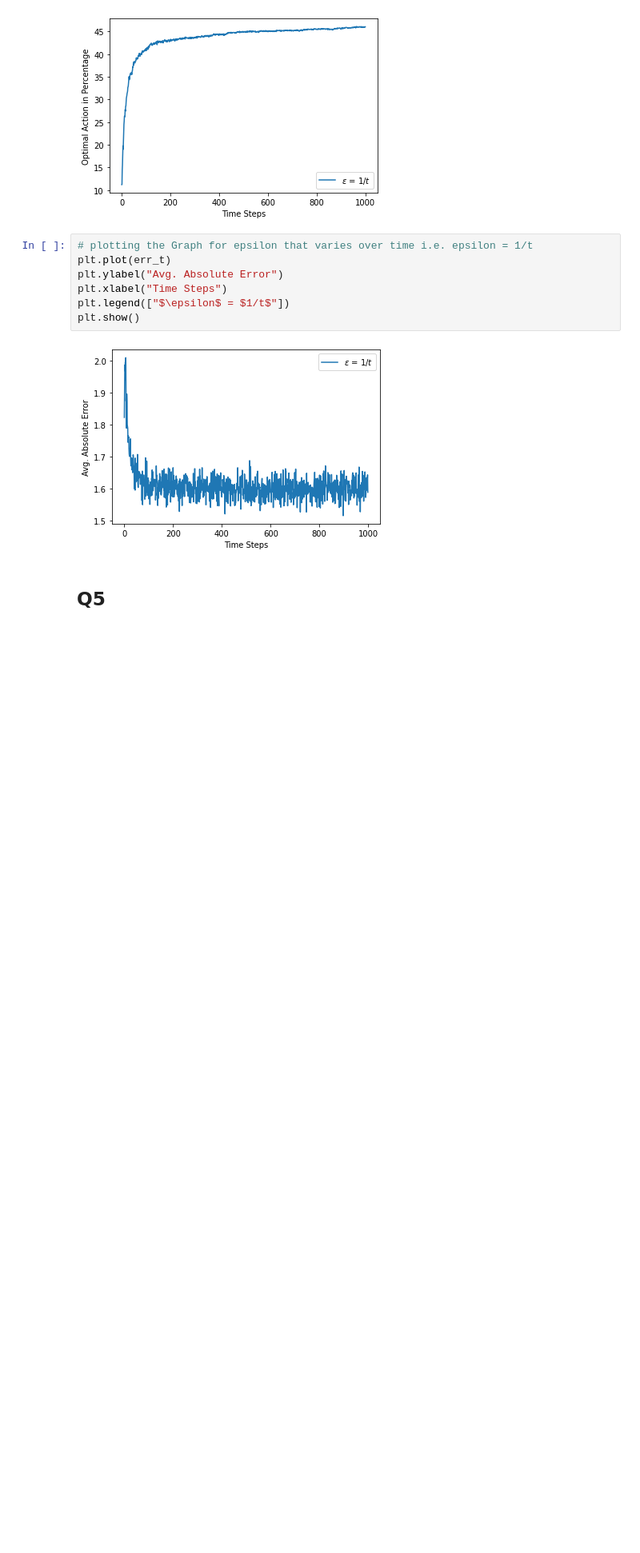
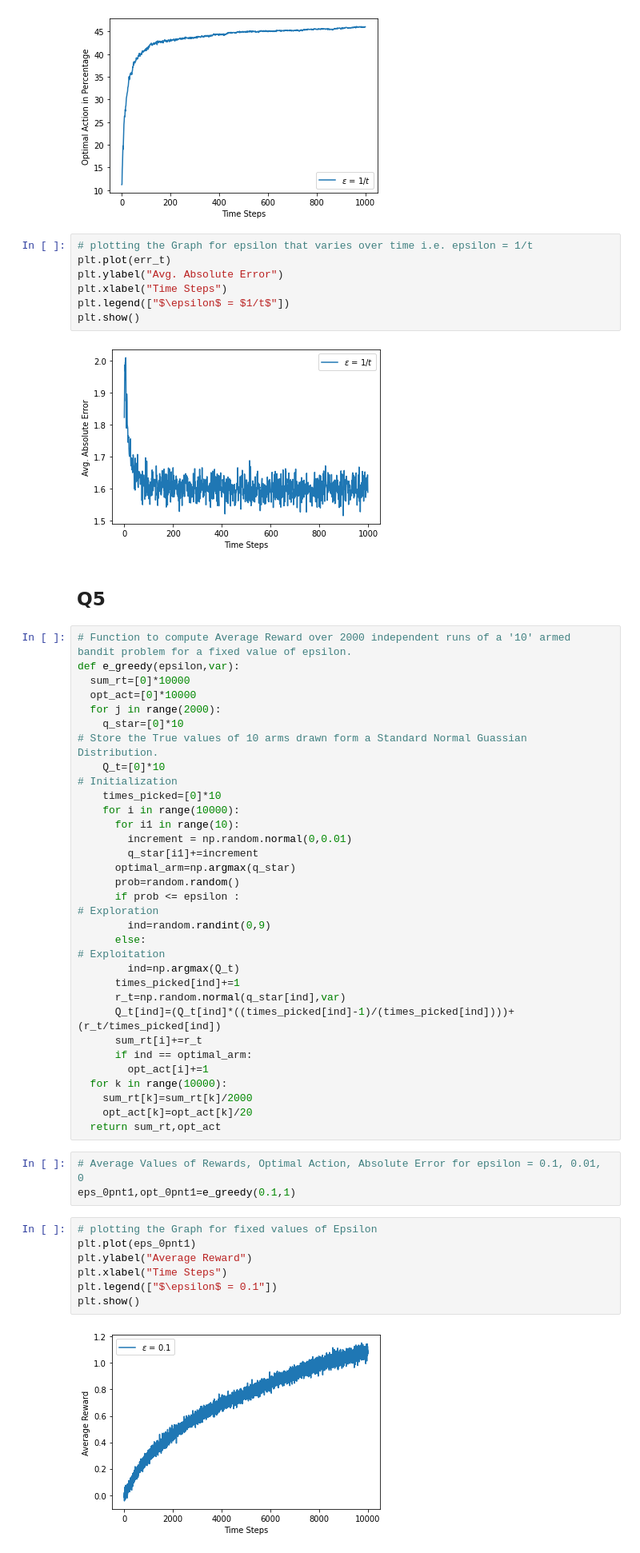
Before and after one commit to adityaras/Reinforcement-Learning-CSE564-M2020, a Jupyter notebook: HW1/RL_HW1.ipynb, the cells around one changed output. Shown: that part at 80% size. Drawn from its saved outputs; the diff is of its cells as text; blank space fills up the shorter version.

```diff
--- a/HW1/RL_HW1.ipynb
+++ b/HW1/RL_HW1.ipynb
@@ -215,3 +215,44 @@ plt.show()
 [figure]
 # %% [markdown]
 ## **Q5**
+# %%
+# Function to compute Average Reward over 2000 independent runs of a '10' armed bandit problem for a fixed value of epsilon.
+def e_greedy(epsilon,var):
+  sum_rt=[0]*10000
+  opt_act=[0]*10000
+  for j in range(2000):
+    q_star=[0]*10                                                                             # Store the True values of 10 arms drawn form a Standard Normal Guassian Distribution.
+    Q_t=[0]*10                                                                                # Initialization
+    times_picked=[0]*10
+    for i in range(10000):
+      for i1 in range(10):
+        increment = np.random.normal(0,0.01)
+        q_star[i1]+=increment
+      optimal_arm=np.argmax(q_star)
+      prob=random.random()
+      if prob <= epsilon :                                                                    # Exploration
+        ind=random.randint(0,9)
+      else:                                                                                   # Exploitation
+        ind=np.argmax(Q_t)
+      times_picked[ind]+=1
+      r_t=np.random.normal(q_star[ind],var)
+      Q_t[ind]=(Q_t[ind]*((times_picked[ind]-1)/(times_picked[ind])))+(r_t/times_picked[ind])
+      sum_rt[i]+=r_t
+      if ind == optimal_arm:
+        opt_act[i]+=1
+  for k in range(10000):
+    sum_rt[k]=sum_rt[k]/2000
+    opt_act[k]=opt_act[k]/20
+  return sum_rt,opt_act
+# %%
+# Average Values of Rewards, Optimal Action, Absolute Error for epsilon = 0.1, 0.01, 0
+eps_0pnt1,opt_0pnt1=e_greedy(0.1,1)
+# %%
+# plotting the Graph for fixed values of Epsilon
+plt.plot(eps_0pnt1)
+plt.ylabel("Average Reward")
+plt.xlabel("Time Steps")
+plt.legend(["$\epsilon$ = 0.1"])
+plt.show()
+# %% [output]
+[figure, added]
```
Also changed, not shown: parts of 7 cells of this notebook.
